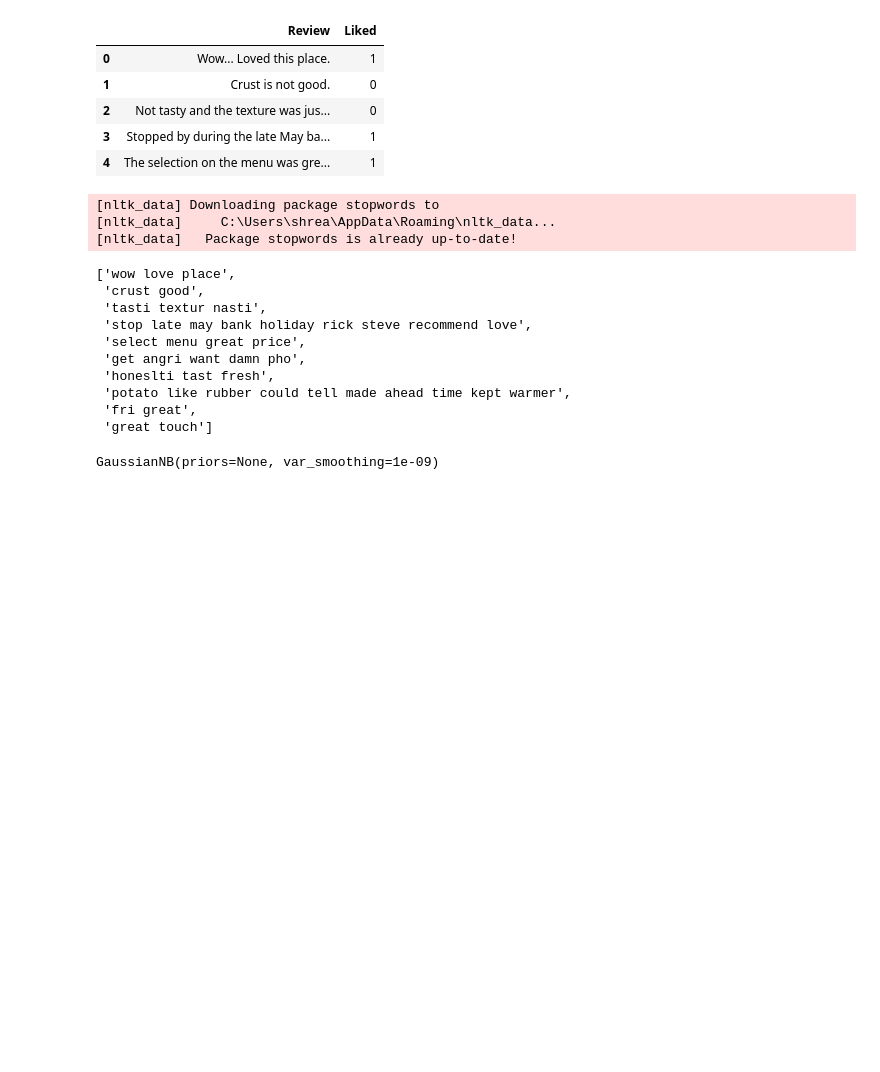
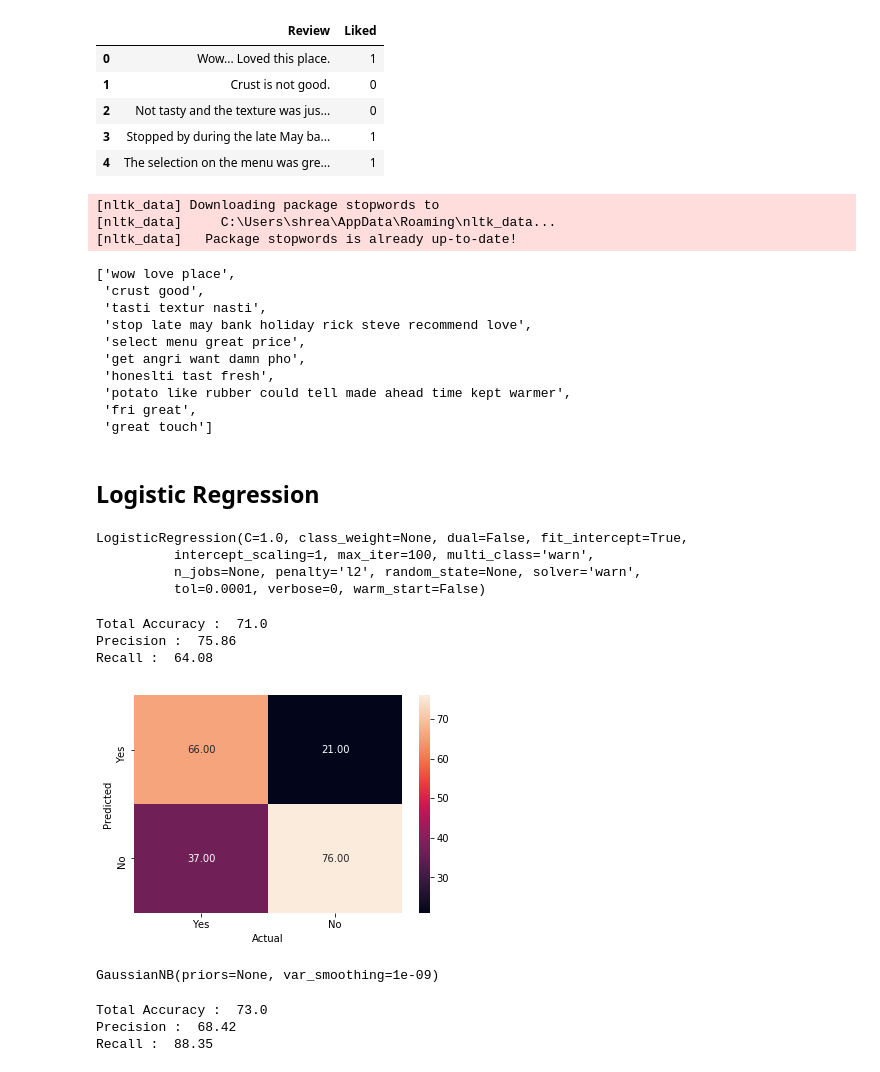
Before and after one commit to shreayan98c/NLP-Demo, a Jupyter notebook: NLPDemo.ipynb, the cells around one changed output. Drawn from its saved outputs; the diff is of its cells as text; code cells hidden in the pictures; blank space fills up the shorter version.

Commit message:
Added various models

```diff
--- a/NLPDemo.ipynb
+++ b/NLPDemo.ipynb
@@ -73,4 +75,49 @@ y = data.iloc[:, 1].values
 # Splitting the dataset into the Training set and Test set
 from sklearn.model_selection import train_test_split
 X_train, X_test, y_train, y_test = train_test_split(X, y, test_size = 0.20, random_state = 0)
+# %% [markdown]
+## Logistic Regression
+# %%
+# Logistic Regression
+
+# Import library for LogisticRegression
+from sklearn.linear_model import LogisticRegression
+
+# Create a Logistic regression classifier
+logreg = LogisticRegression()
+
+# Train the model using the training sets
+logreg.fit(X_train, y_train)
+# %% [output]
+LogisticRegression(C=1.0, class_weight=None, dual=False, fit_intercept=True,
+          intercept_scaling=1, max_iter=100, multi_class='warn',
+          n_jobs=None, penalty='l2', random_state=None, solver='warn',
+          tol=0.0001, verbose=0, warm_start=False)
+# %%
+# Prediction on test data
+y_pred = logreg.predict(X_test)
+# %%
+# Calculating the accuracy, precision and the recall
+acc_logreg = round( metrics.accuracy_score(y_test, y_pred) * 100, 2 )
+print( 'Total Accuracy : ', acc_logreg )
+print( 'Precision : ', round( metrics.precision_score(y_test, y_pred) * 100, 2 ) )
+print( 'Recall : ', round( metrics.recall_score(y_test, y_pred) * 100, 2 ) )
+# %% [output]
+Total Accuracy :  71.0
+Precision :  75.86
+Recall :  64.08
+# %%
+# Create confusion matrix function to find out sensitivity and specificity
+from sklearn.metrics import confusion_matrix
+def draw_cm(actual, predicted):
+    cm = confusion_matrix( actual, predicted, [1,0]).T
+    sns.heatmap(cm, annot=True,  fmt='.2f', xticklabels = ["Yes","No"] , yticklabels = ["Yes","No"] )
+    plt.ylabel('Predicted')
+    plt.xlabel('Actual')
+    plt.show()
+# %%
+# Confusion matrix
+draw_cm(y_test, y_pred)
+# %% [output]
+[figure, added]
 # %%
@@ -85,0 +139,10 @@ y_pred = classifier.predict(X_test)
+# %%
+# Calculating the accuracy, precision and the recall
+acc_nb = round( metrics.accuracy_score(y_test, y_pred) * 100, 2 )
+print( 'Total Accuracy : ', acc_nb )
+print( 'Precision : ', round( metrics.precision_score(y_test, y_pred) * 100, 2 ) )
+print( 'Recall : ', round( metrics.recall_score(y_test, y_pred) * 100, 2 ) )
+# %% [output]
+Total Accuracy :  73.0
+Precision :  68.42
+Recall :  88.35
```
Also changed, not shown: parts of 29 cells of this notebook.
